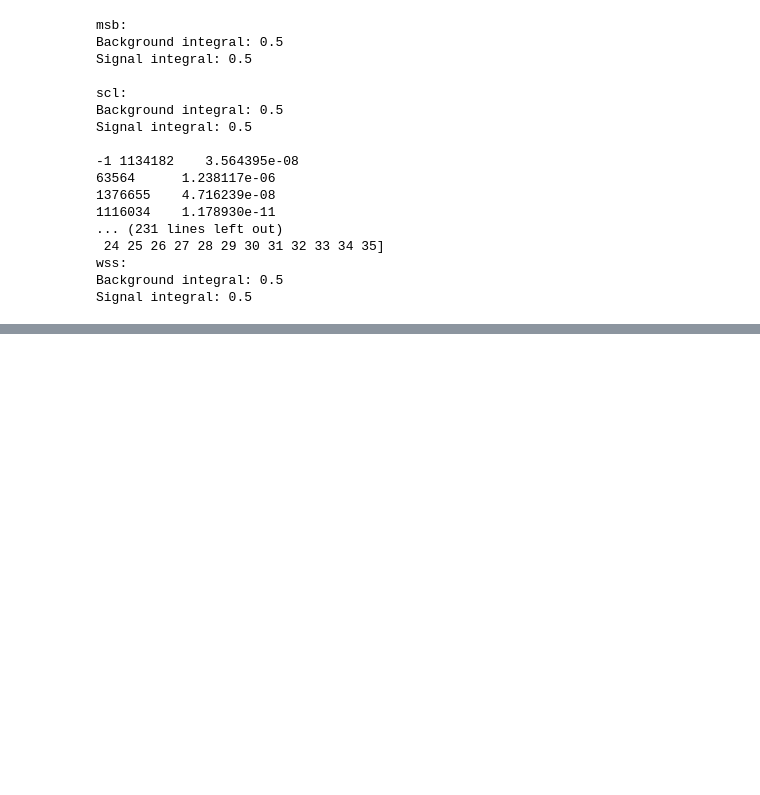
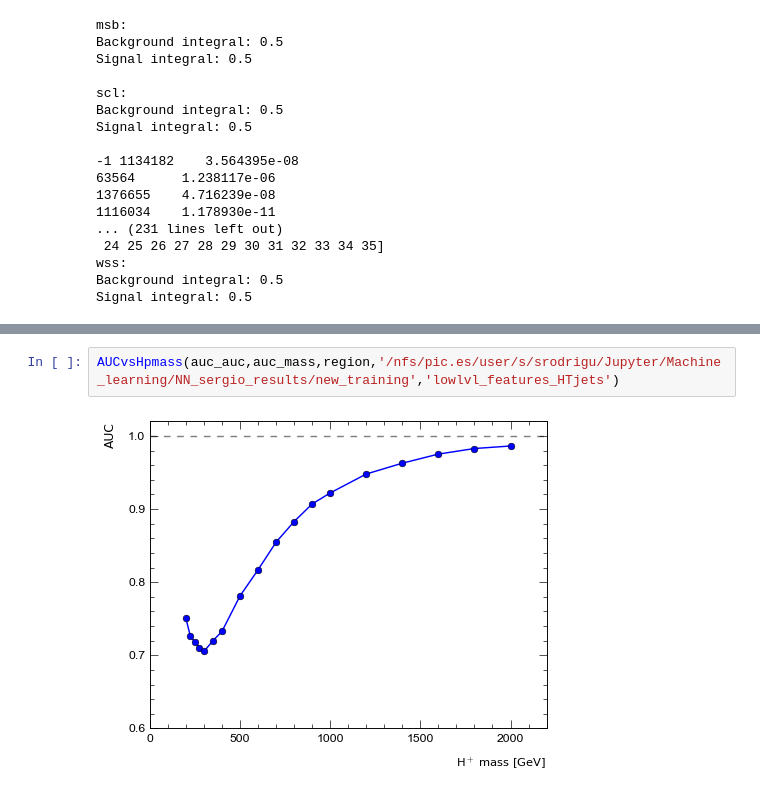
Before and after one commit to asalvadorsalas/IFAE_NNTools, a Jupyter notebook: jupyter/Train_Hplustb/NN_Train_new_features.ipynb, the cells around one changed output, grey strips where cells are left out. Drawn from its saved outputs; the diff is of its cells as text; blank space fills up the shorter version.

```diff
--- a/jupyter/Train_Hplustb/NN_Train_new_features.ipynb
+++ b/jupyter/Train_Hplustb/NN_Train_new_features.ipynb
@@ -664,0 +859,4 @@ print(auc_everymass)
+# %%
+AUCvsHpmass(auc_auc,auc_mass,region,'/nfs/pic.es/user/s/srodrigu/Jupyter/Machine_learning/NN_sergio_results/new_training','lowlvl_features_HTjets')
+# %% [output]
+[figure, added]
```
Also changed, not shown: parts of 42 cells of this notebook, 1 other file.
